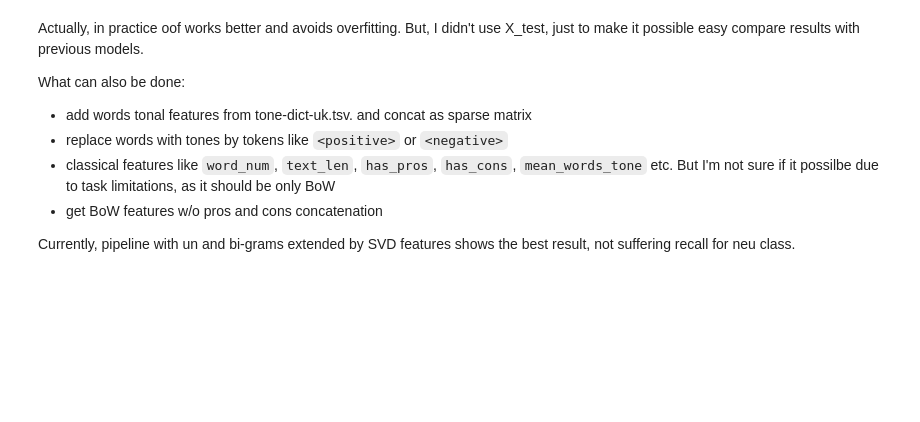
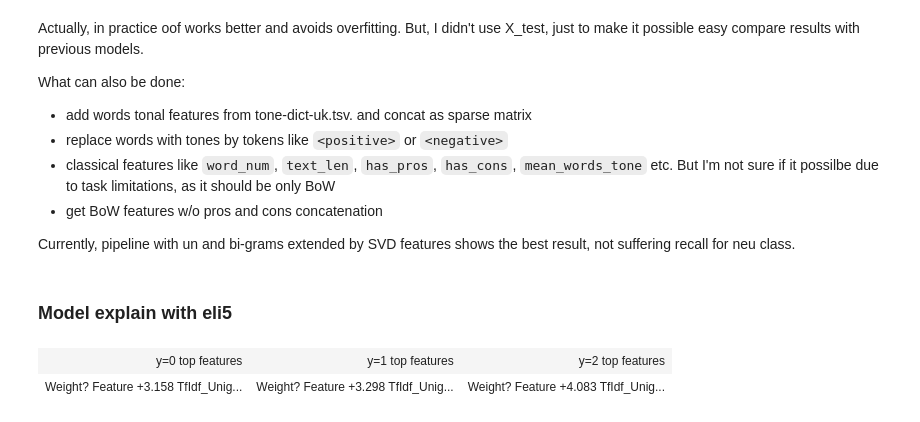
Before and after one commit to vseloved/prj-nlp-2020, a Jupyter notebook: students/DimaSakovich/05-bag-of-words/scrape_data.ipynb, the cells around one changed output. Drawn from its saved outputs; the diff is of its cells as text; code cells hidden in the pictures; blank space fills up the shorter version.

```diff
--- a/students/DimaSakovich/05-bag-of-words/scrape_data.ipynb
+++ b/students/DimaSakovich/05-bag-of-words/scrape_data.ipynb
@@ -201,0 +293,5 @@ X_test_vec = tf_idf.transform(X_test)
+# %%
+X_train, X_test, y_train, y_test = train_test_split(data, target,
+                                                    test_size=0.2,
+                                                    random_state=RANDOM_STATE,
+                                                    stratify=target)
@@ -205,6 +308,11 @@ def train_eval(clf):
     y_pred = clf.predict(X_test_vec)
     print("f1 macro:", f1_score(y_test, y_pred, average='macro'))
     print(clf)
+# %%
+tf_idf = TfidfVectorizer(min_df=5, max_df=0.75)
+
+X_train_vec = tf_idf.fit_transform(X_train)
+X_test_vec = tf_idf.transform(X_test)
 # %%
 # reg_interval = [0.01, 0.1, 0.2, 0.5, 1, 2, 5, 10, 100]
 
@@ -213,5 +321,5 @@ def train_eval(clf):
 # %%
-model = LinearSVC(C=1)
+model_svc = LinearSVC(C=0.1, class_weight=class_weights)
 
-model.fit(X_train_vec, y_train);
+model_svc.fit(X_train_vec, y_train);
 # %%
@@ -230,0 +339,4 @@ weighted avg       0.96      0.96      0.96       853
+# %%
+model_lr = LogisticRegression(C=1, class_weight=class_weights)
+
+model_lr.fit(X_train_vec, y_train);
@@ -448,3 +553,5 @@ What can also be done:
 * get BoW features w/o pros and cons concatenation
 
 Currently, pipeline with un and bi-grams extended by SVD features shows the best result, not suffering recall for neu class.
+# %% [markdown]
+### Model explain with eli5
@@ -450,0 +560,5 @@ Currently, pipeline with un and bi-grams extended by SVD features shows the best
+# %%
+eli5.show_weights(model_lr, vec=tf_idf)
+# %% [output]
+| y=0 top features | y=1 top features | y=2 top features |
+| Weight? Feature +3.158 TfIdf_Unig... | Weight? Feature +3.298 TfIdf_Unig... | Weight? Feature +4.083 TfIdf_Unig... |
```
Also changed, not shown: parts of 52 cells of this notebook.
